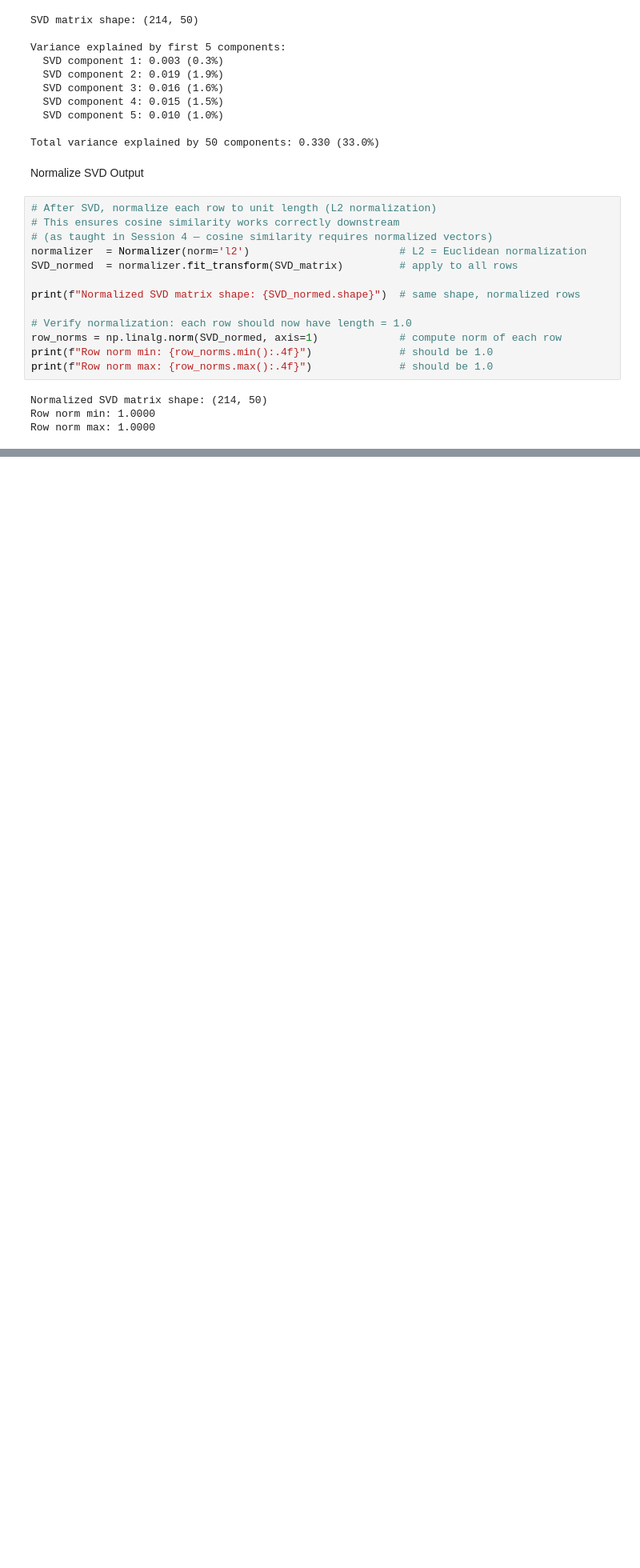
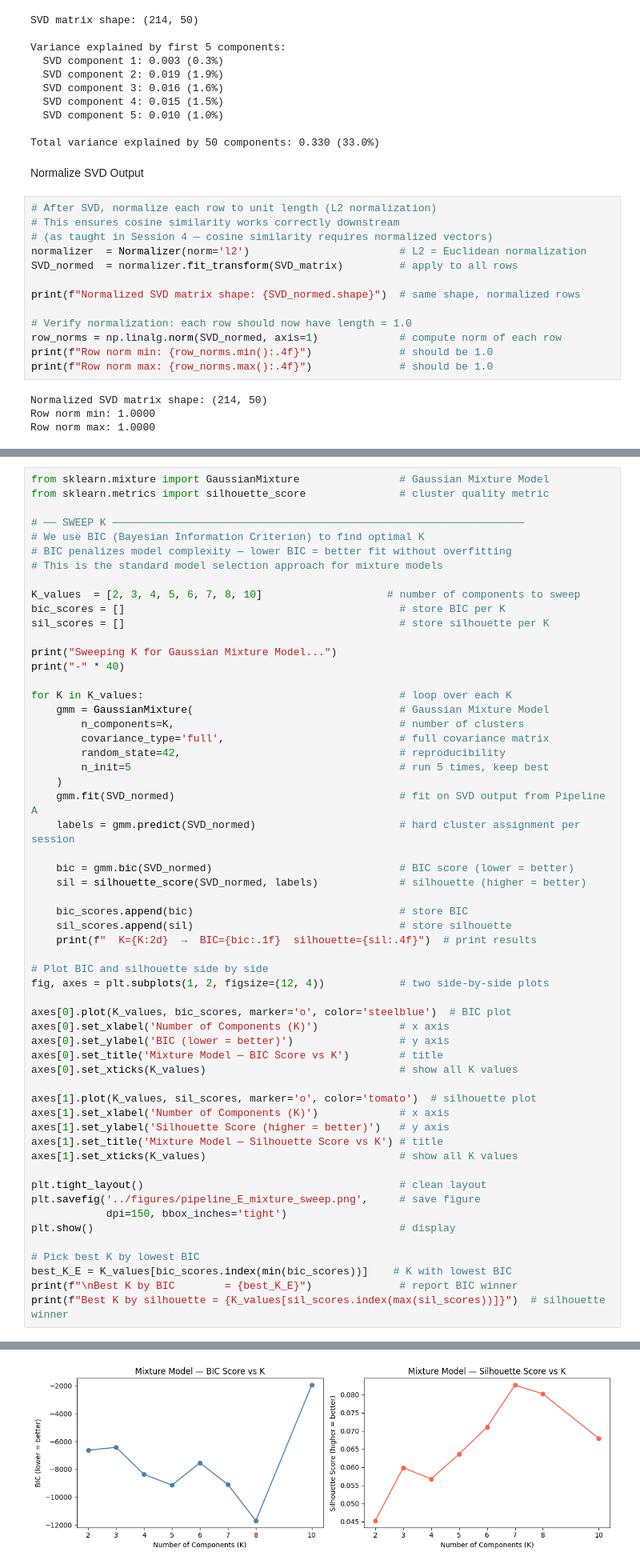
Before and after one commit to tizianschenk/developmental-patterns-child-speech, a Jupyter notebook: notebooks/03_feature_engineering.ipynb, the cells around one changed output, grey strips where cells are left out. Shown at 80% size. Drawn from its saved outputs; the diff is of its cells as text; blank space fills up the shorter version.

```diff
--- a/notebooks/03_feature_engineering.ipynb
+++ b/notebooks/03_feature_engineering.ipynb
@@ -243,0 +853,58 @@ Final DataFrame shape: (214, 15)
+# %%
+from sklearn.mixture import GaussianMixture                # Gaussian Mixture Model
+from sklearn.metrics import silhouette_score               # cluster quality metric
+
+# ── SWEEP K ──────────────────────────────────────────────────────────────────
+# We use BIC (Bayesian Information Criterion) to find optimal K
+# BIC penalizes model complexity — lower BIC = better fit without overfitting
+# This is the standard model selection approach for mixture models
+
+K_values  = [2, 3, 4, 5, 6, 7, 8, 10]                    # number of components to sweep
+bic_scores = []                                            # store BIC per K
+sil_scores = []                                            # store silhouette per K
+
+print("Sweeping K for Gaussian Mixture Model...")
+print("-" * 40)
+
+for K in K_values:                                         # loop over each K
+    gmm = GaussianMixture(                                 # Gaussian Mixture Model
+        n_components=K,                                    # number of clusters
+        covariance_type='full',                            # full covariance matrix
+        random_state=42,                                   # reproducibility
+        n_init=5                                           # run 5 times, keep best
+    )
+    gmm.fit(SVD_normed)                                    # fit on SVD output from Pipeline A
+    labels = gmm.predict(SVD_normed)                       # hard cluster assignment per session
+
+    bic = gmm.bic(SVD_normed)                              # BIC score (lower = better)
+    sil = silhouette_score(SVD_normed, labels)             # silhouette (higher = better)
+
+    bic_scores.append(bic)                                 # store BIC
+    sil_scores.append(sil)                                 # store silhouette
+    print(f"  K={K:2d}  →  BIC={bic:.1f}  silhouette={sil:.4f}")  # print results
+
+# Plot BIC and silhouette side by side
+fig, axes = plt.subplots(1, 2, figsize=(12, 4))            # two side-by-side plots
+
+axes[0].plot(K_values, bic_scores, marker='o', color='steelblue')  # BIC plot
+axes[0].set_xlabel('Number of Components (K)')             # x axis
+axes[0].set_ylabel('BIC (lower = better)')                 # y axis
+axes[0].set_title('Mixture Model — BIC Score vs K')        # title
+axes[0].set_xticks(K_values)                               # show all K values
+
+axes[1].plot(K_values, sil_scores, marker='o', color='tomato')  # silhouette plot
+axes[1].set_xlabel('Number of Components (K)')             # x axis
+axes[1].set_ylabel('Silhouette Score (higher = better)')   # y axis
+axes[1].set_title('Mixture Model — Silhouette Score vs K') # title
+axes[1].set_xticks(K_values)                               # show all K values
+
+plt.tight_layout()                                         # clean layout
+plt.savefig('../figures/pipeline_E_mixture_sweep.png',     # save figure
+            dpi=150, bbox_inches='tight')
+plt.show()                                                 # display
+
+# Pick best K by lowest BIC
+best_K_E = K_values[bic_scores.index(min(bic_scores))]    # K with lowest BIC
+print(f"\nBest K by BIC        = {best_K_E}")              # report BIC winner
+print(f"Best K by silhouette = {K_values[sil_scores.index(max(sil_scores))]}")  # silhouette winner
+# %% [output]
@@ -243,0 +921 @@ Final DataFrame shape: (214, 15)
+[figure, added]
```
Also changed, not shown: parts of 45 cells of this notebook, 1 other file.
